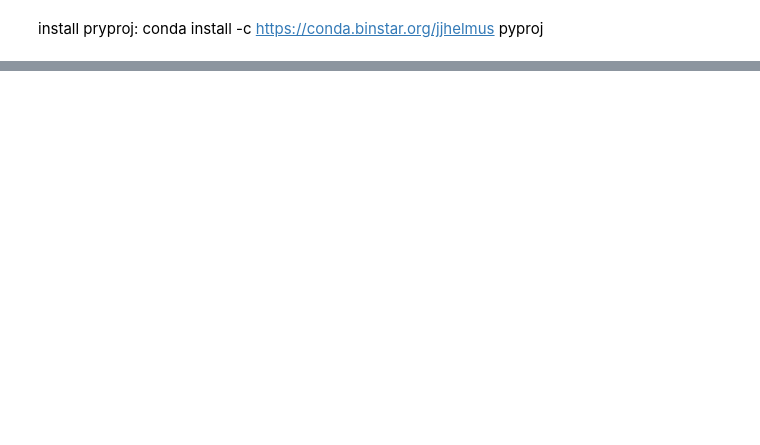
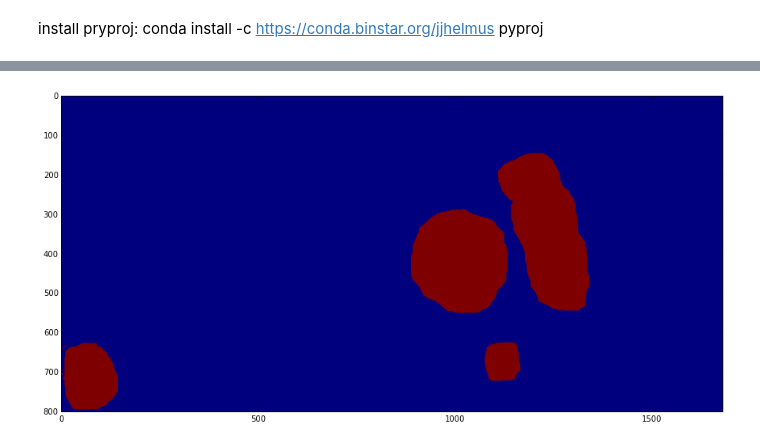
Before and after one commit to dirkhovy/chat-on-a-map, a Jupyter notebook: notebooks/vectorize_shapes.ipynb, the cells around one changed output, grey strips where cells are left out. Cells and saved outputs as stored; diff of their text form; code cells hidden in the pictures; blank space fills up the shorter version.

Commit message:
find_boundaries

```diff
--- a/notebooks/vectorize_shapes.ipynb
+++ b/notebooks/vectorize_shapes.ipynb
@@ -233,0 +279,23 @@ Scaling factors: x=4.6916, y=4.7435
+# %%
+fig, ax = plt.subplots(figsize=(15,15))
+
+def get_contour2(image):
+    image_data = plt.imread(image)
+
+    gimg = color.colorconv.rgb2grey(image_data)
+    bwimg = gimg > 0
+
+    # make sure it's closed
+    bwimg = binary_dilation(bwimg, None)
+    bwimg = ndimage.binary_fill_holes(bwimg)
+    # shrink it
+    bwimg = binary_erosion(bwimg)
+
+    plt.imshow(bwimg)
+
+    contours = [approximate_polygon(new_s, 0.9) for new_s in measure.find_contours(bwimg, 0.5)]
+#     return np.where(bwimg > 0, 1, 0), contours
+
+get_contour2('/Users/dirkhovy/Dropbox/Maps/DigitaliseredeKort/V_AFA_HA.png')
+# %% [output]
+[figure, added]
```
Also changed, not shown: parts of 4 cells of this notebook, 1 other file.
